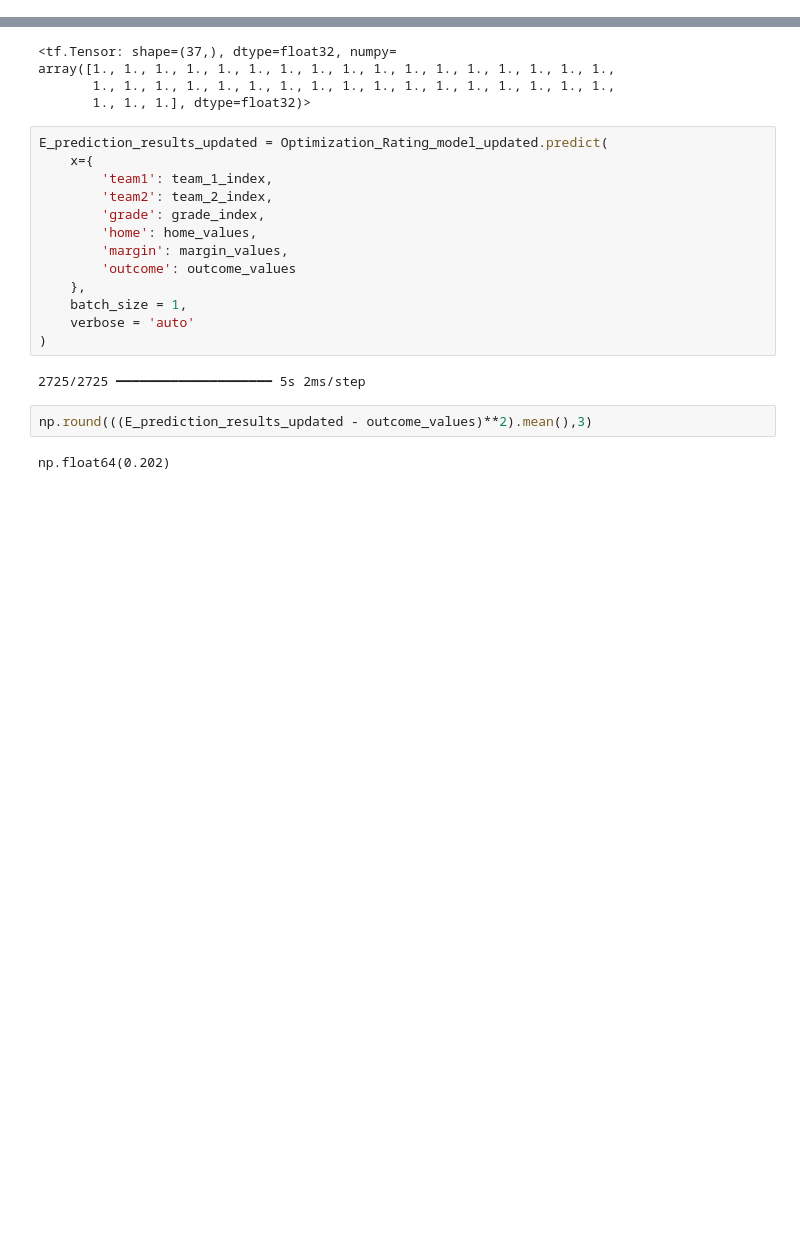
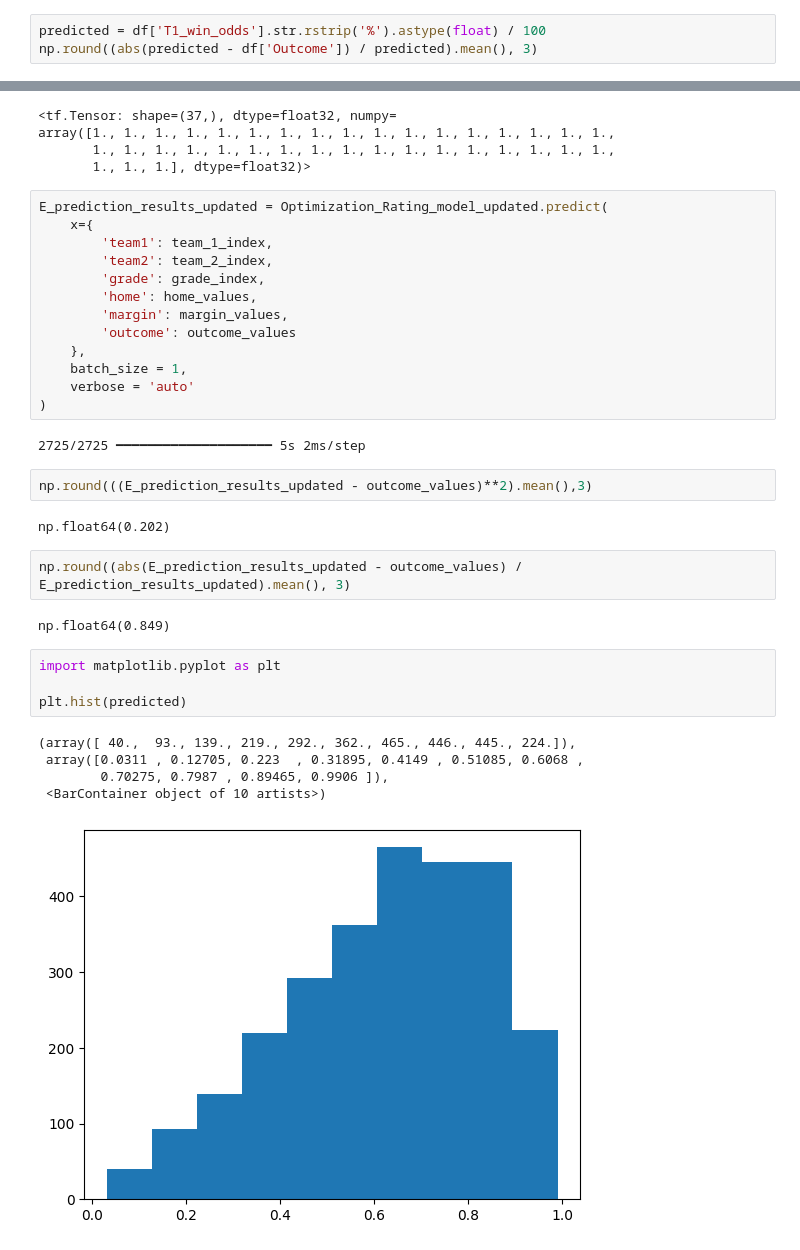
Before and after one commit to aswinsp1102/Modelling_Team_Performance_Hurling_Collab, a Jupyter notebook: Hurling_ELO_Rating_Optimizer_Final.ipynb, the cells around one changed output, grey strips where cells are left out. Drawn from its saved outputs; the diff is of its cells as text; blank space fills up the shorter version.

```diff
--- a/Hurling_ELO_Rating_Optimizer_Final.ipynb
+++ b/Hurling_ELO_Rating_Optimizer_Final.ipynb
@@ -1170,3 +1186,6 @@ Now Let's compare the MSE of the Standard ELO of the dataset and the estimated T
 np.round(((df['T1_win_odds'].str.rstrip('%').astype(float) / 100 - df['Outcome'])**2).mean(),3)
 # %% [output]
 np.float64(0.204)
+# %%
+predicted = df['T1_win_odds'].str.rstrip('%').astype(float) / 100
+np.round((abs(predicted - df['Outcome']) / predicted).mean(), 3)
@@ -1215,3 +1236,17 @@ E_prediction_results_updated = Optimization_Rating_model_updated.predict(
 np.round(((E_prediction_results_updated - outcome_values)**2).mean(),3)
 # %% [output]
 np.float64(0.202)
+# %%
+np.round((abs(E_prediction_results_updated - outcome_values) / E_prediction_results_updated).mean(), 3)
+# %% [output]
+np.float64(0.849)
+# %%
+import matplotlib.pyplot as plt
+
+plt.hist(predicted)
+# %% [output]
+(array([ 40.,  93., 139., 219., 292., 362., 465., 446., 445., 224.]),
+ array([0.0311 , 0.12705, 0.223  , 0.31895, 0.4149 , 0.51085, 0.6068 ,
+        0.70275, 0.7987 , 0.89465, 0.9906 ]),
+ <BarContainer object of 10 artists>)
+[figure, added]
```
Also changed, not shown: parts of 43 cells of this notebook.
